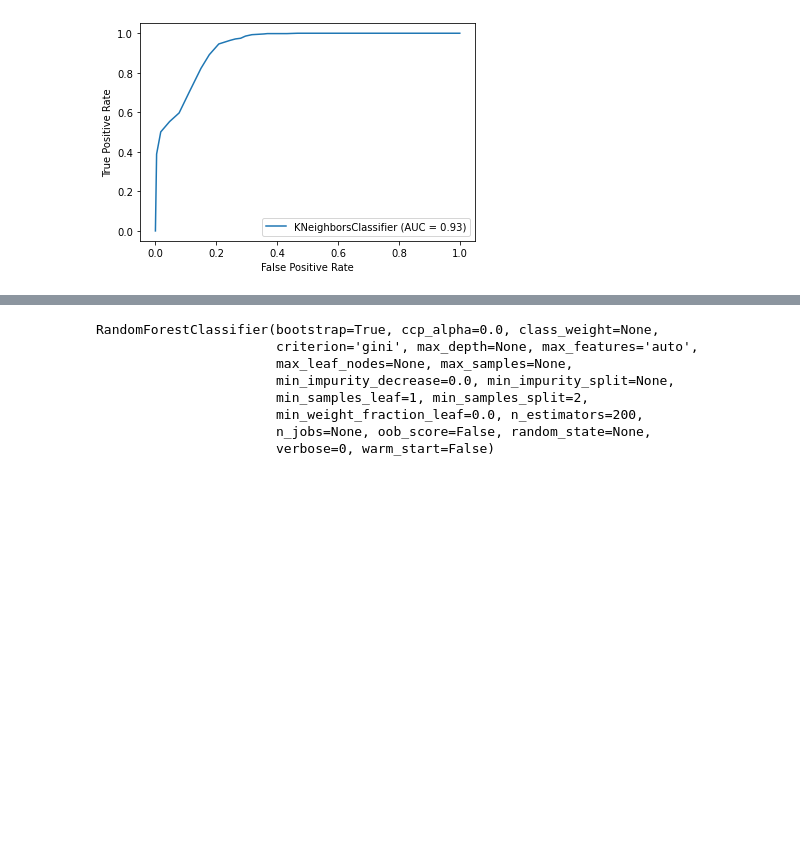
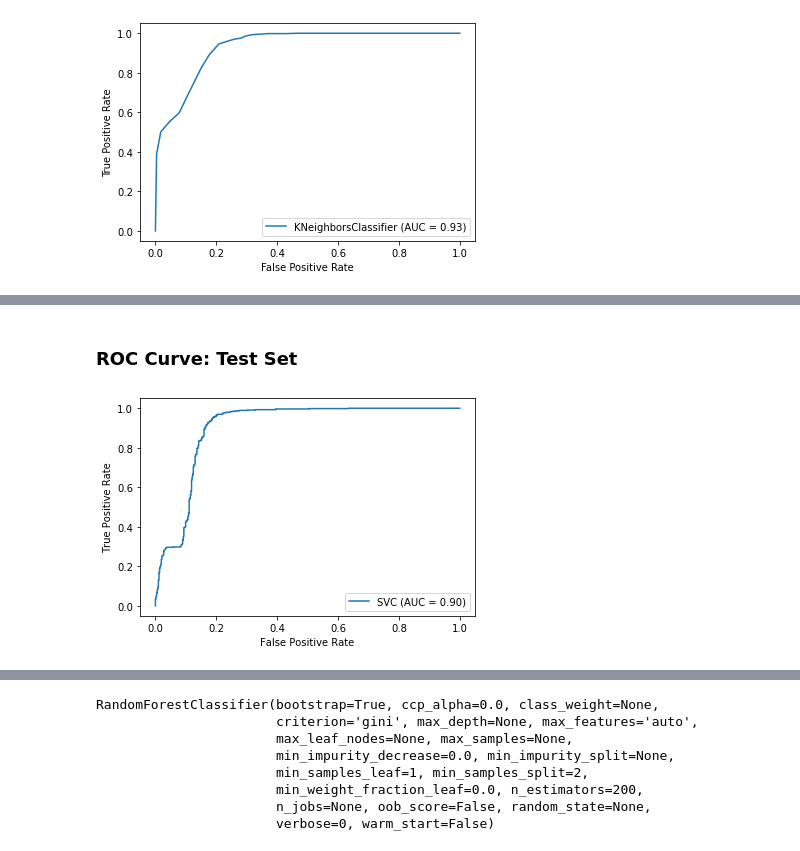
Before and after one commit to mledl/mupped-show-classification, a Jupyter notebook: SIM1/src/SIM1.ipynb, the cells around one changed output, grey strips where cells are left out. Drawn from its saved outputs; the diff is of its cells as text; code cells hidden in the pictures; blank space fills up the shorter version.

```diff
--- a/SIM1/src/SIM1.ipynb
+++ b/SIM1/src/SIM1.ipynb
@@ -250,0 +309,7 @@ plt.show()
+# %% [markdown]
+### ROC Curve: Test Set
+# %%
+plot_roc_curve(model_hog, x_test_hog, y_test)
+plt.show()
+# %% [output]
+[figure, added]
```
Also changed, not shown: parts of 26 cells of this notebook, 2 other files.
